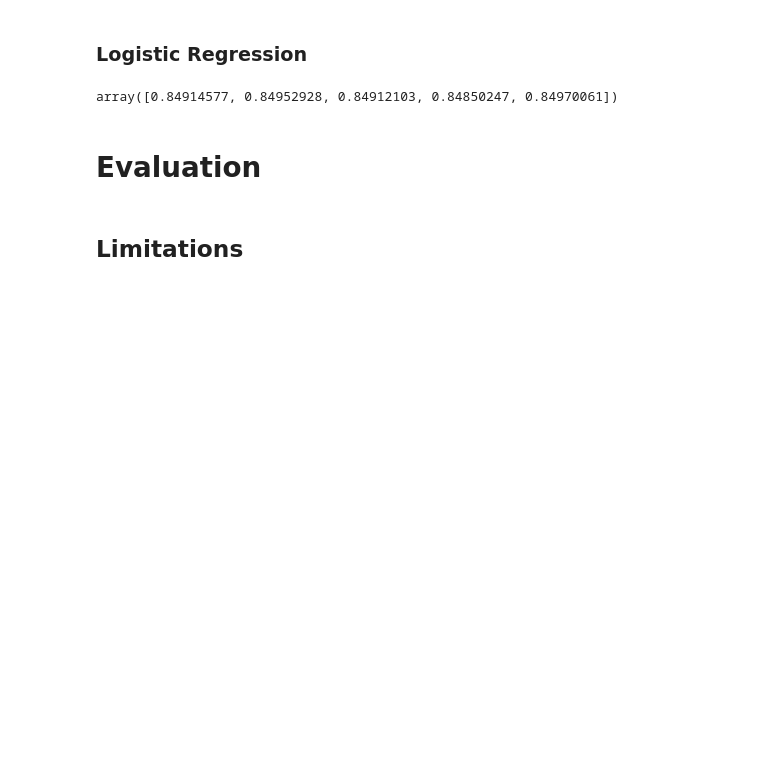
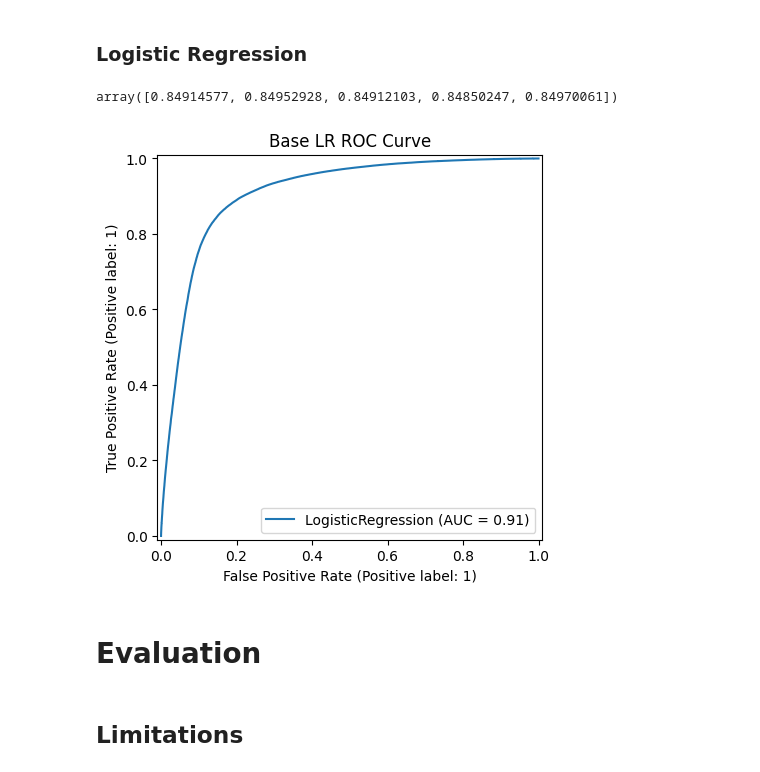
Before and after one commit to JohnNun/customer_churn_prediction, a Jupyter notebook: customer_churn_prediction.ipynb, the cells around one changed output. Cells and saved outputs as stored; diff of their text form; code cells hidden in the pictures; blank space fills up the shorter version.

Commit message:
Added ROC curve plot for base lr model eval

```diff
--- a/customer_churn_prediction.ipynb
+++ b/customer_churn_prediction.ipynb
@@ -324,6 +325,15 @@ base_lr_cv = cross_val_score(base_lr, X_train_scaled, y_train)
 base_lr_cv
 # %% [output]
 array([0.84914577, 0.84952928, 0.84912103, 0.84850247, 0.84970061])
+# %%
+# ROC Curve plot
+fig, ax = plt.subplots(figsize=(8, 5))
+
+RocCurveDisplay.from_estimator(base_lr, X_train_scaled, y_train, ax=ax)
+
+ax.set_title('Base LR ROC Curve');
+# %% [output]
+[figure, added]
 # %% [markdown]
 # Evaluation
 # %% [markdown]
```
Also changed, not shown: parts of 2 cells of this notebook.
